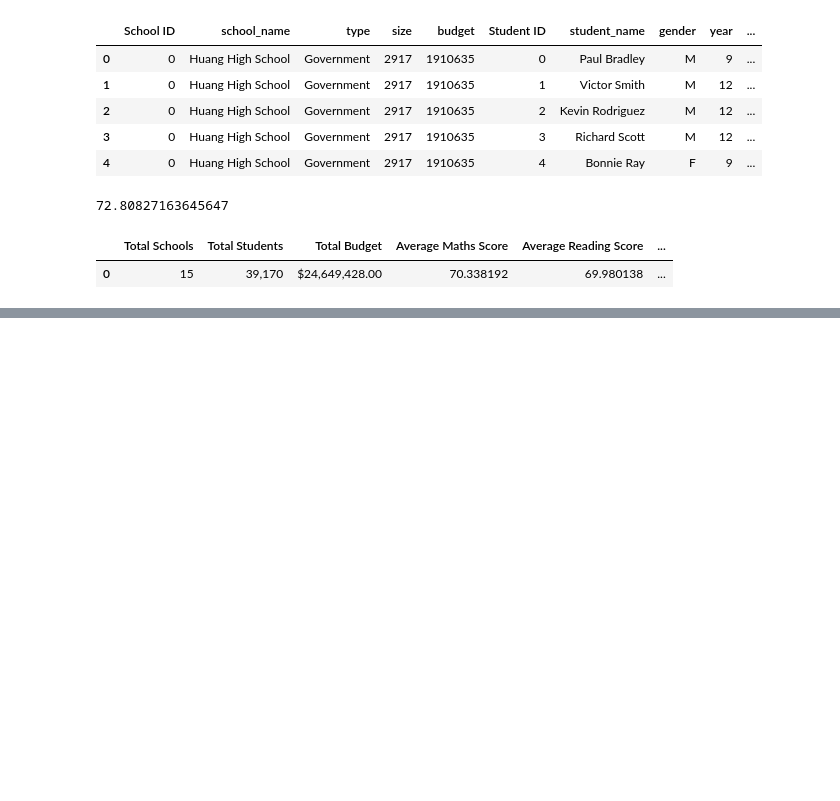
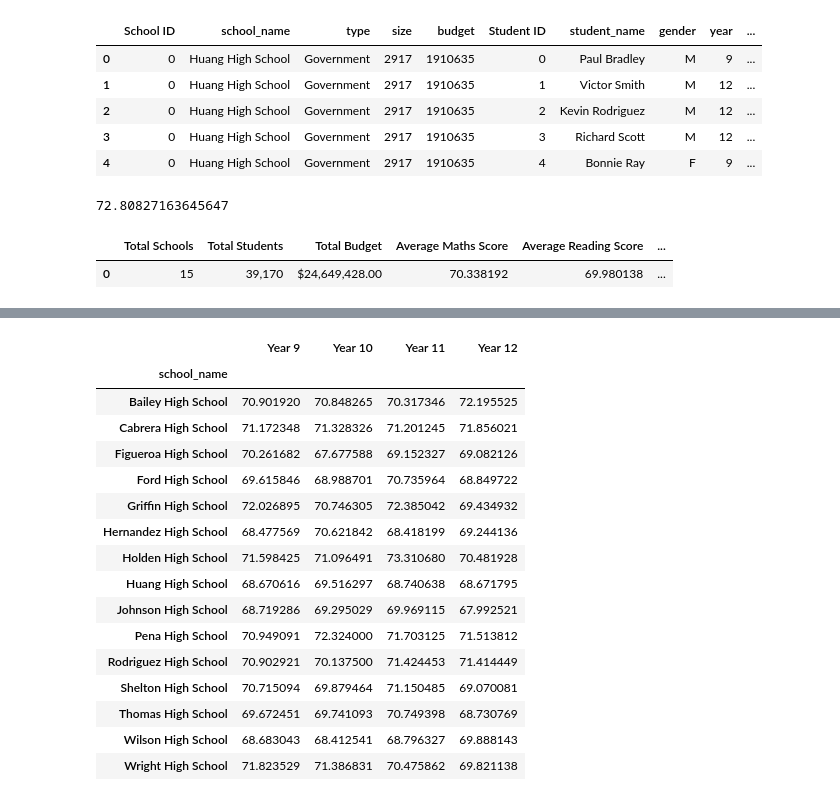
Before and after one commit to PaulaBeckett/Panda_Challenge, a Jupyter notebook: PyCitySchools/PyCityAnalysis.ipynb, the cells around one changed output, grey strips where cells are left out. Drawn from its saved outputs; the diff is of its cells as text; code cells hidden in the pictures; blank space fills up the shorter version.

```diff
--- a/PyCitySchools/PyCityAnalysis.ipynb
+++ b/PyCitySchools/PyCityAnalysis.ipynb
@@ -96,0 +296,44 @@ lga_summary_df
+# %%
+read_nine = schools_merged_df.loc[(schools_merged_df['year'] == 9)]
+read_nine_school = pd.DataFrame(read_nine.groupby(["school_name"])["reading_score"].mean())
+read_nine_school = read_nine_school.rename(columns={"reading_score": "Year 9"})
+#read_nine_school
+
+read_ten = schools_merged_df.loc[(schools_merged_df['year'] == 10)]
+read_ten_school = pd.DataFrame(read_ten.groupby(["school_name"])["reading_score"].mean())
+read_ten_school = read_ten_school.rename(columns={"reading_score": "Year 10"})
+#read_ten_school
+
+read_eleven = schools_merged_df.loc[(schools_merged_df['year'] == 11)]
+read_eleven_school = pd.DataFrame(read_eleven.groupby(["school_name"])["reading_score"].mean())
+read_eleven_school = read_eleven_school.rename(columns={"reading_score": "Year 11"})
+#read_eleven_school
+
+read_twelve = schools_merged_df.loc[(schools_merged_df['year'] == 12)]
+read_twelve_school = pd.DataFrame(read_twelve.groupby(["school_name"])["reading_score"].mean())
+read_twelve_school = read_twelve_school.rename(columns={"reading_score": "Year 12"})
+#read_twelve_school
+
+
+read_years = [read_nine_school, read_ten_school, read_eleven_school, read_twelve_school]
+
+read_years_summary = pd.concat(read_years,axis=1)
+read_years_summary
+# %% [output]
+|  | Year 9 | Year 10 | Year 11 | Year 12 |
+| school_name |  |  |  |  |
+| Bailey High School | 70.901920 | 70.848265 | 70.317346 | 72.195525 |
+| Cabrera High School | 71.172348 | 71.328326 | 71.201245 | 71.856021 |
+| Figueroa High School | 70.261682 | 67.677588 | 69.152327 | 69.082126 |
+| Ford High School | 69.615846 | 68.988701 | 70.735964 | 68.849722 |
+| Griffin High School | 72.026895 | 70.746305 | 72.385042 | 69.434932 |
+| Hernandez High School | 68.477569 | 70.621842 | 68.418199 | 69.244136 |
+| Holden High School | 71.598425 | 71.096491 | 73.310680 | 70.481928 |
+| Huang High School | 68.670616 | 69.516297 | 68.740638 | 68.671795 |
+| Johnson High School | 68.719286 | 69.295029 | 69.969115 | 67.992521 |
+| Pena High School | 70.949091 | 72.324000 | 71.703125 | 71.513812 |
+| Rodriguez High School | 70.902921 | 70.137500 | 71.424453 | 71.414449 |
+| Shelton High School | 70.715094 | 69.879464 | 71.150485 | 69.070081 |
+| Thomas High School | 69.672451 | 69.741093 | 70.749398 | 68.730769 |
+| Wilson High School | 68.683043 | 68.412541 | 68.796327 | 69.888143 |
+| Wright High School | 71.823529 | 71.386831 | 70.475862 | 69.821138 |
```
Also changed, not shown: parts of 14 cells of this notebook.
